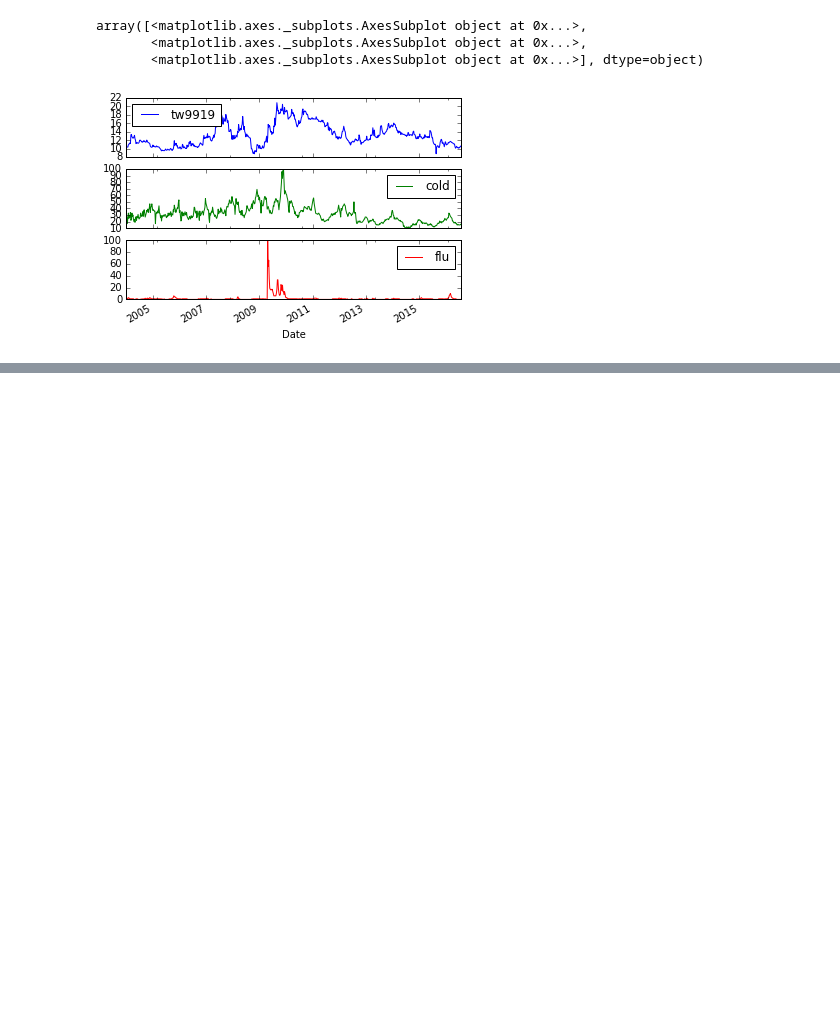
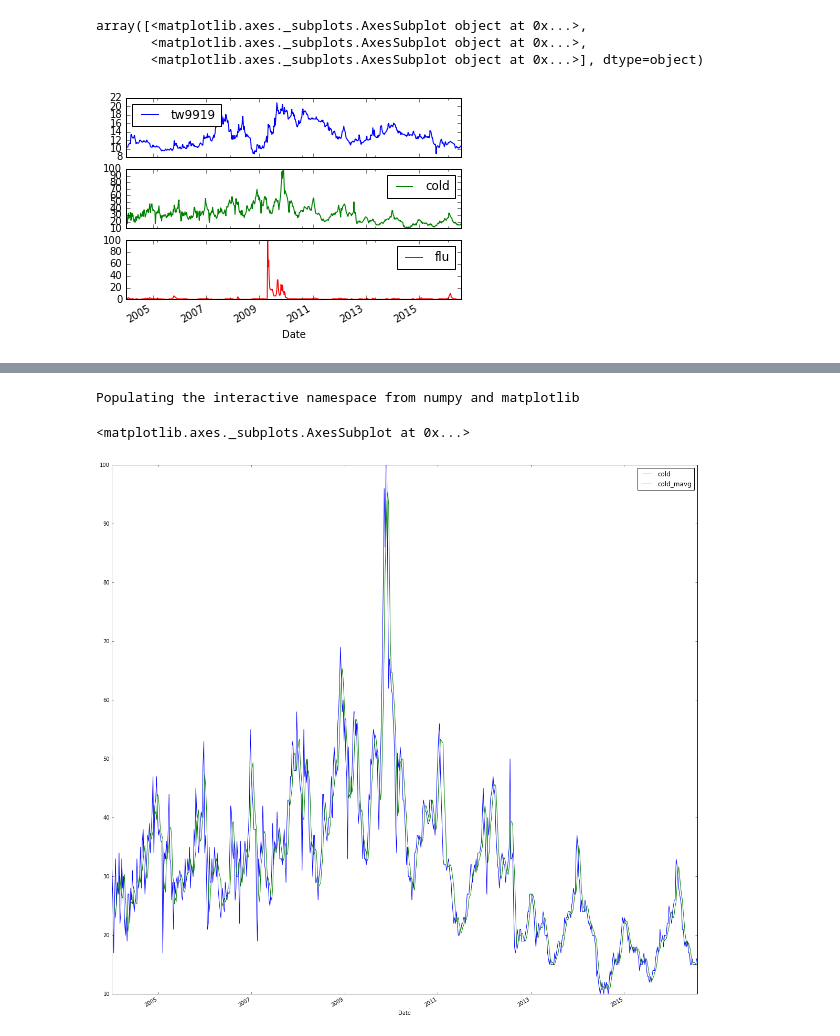
Before and after one commit to ywchiu/pyfintech, a Jupyter notebook: 20160806Demo.ipynb, the cells around one changed output, grey strips where cells are left out. Saved outputs shown, nothing was run; the diff lists cells and outputs as text; code cells hidden in the pictures; blank space fills up the shorter version.

```diff
--- a/20160806Demo.ipynb
+++ b/20160806Demo.ipynb
@@ -431,0 +435,3 @@ array([<matplotlib.axes._subplots.AxesSubplot object at 0x...>,
+# %%
+data['cold_mavg'] = pd.rolling_mean(data.cold, 3)
+data['flu_mavg'] = pd.rolling_mean(data.flu, 3)
@@ -431,0 +451,7 @@ array([<matplotlib.axes._subplots.AxesSubplot object at 0x...>,
+# %%
+%pylab inline
+data[['cold','cold_mavg']].plot(figsize=[20,20])
+# %% [output]
+Populating the interactive namespace from numpy and matplotlib
+<matplotlib.axes._subplots.AxesSubplot at 0x...>
+[figure, added]
```
Also changed, not shown: parts of 17 cells of this notebook.
